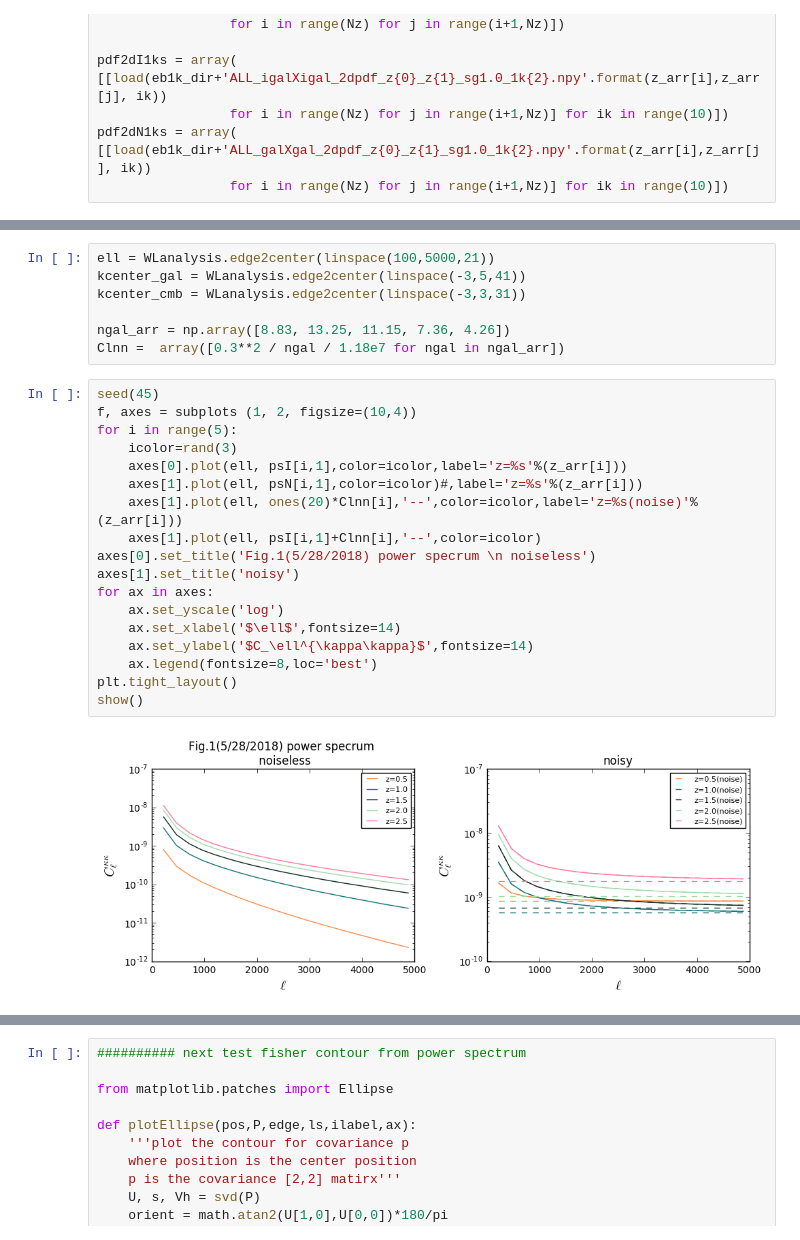
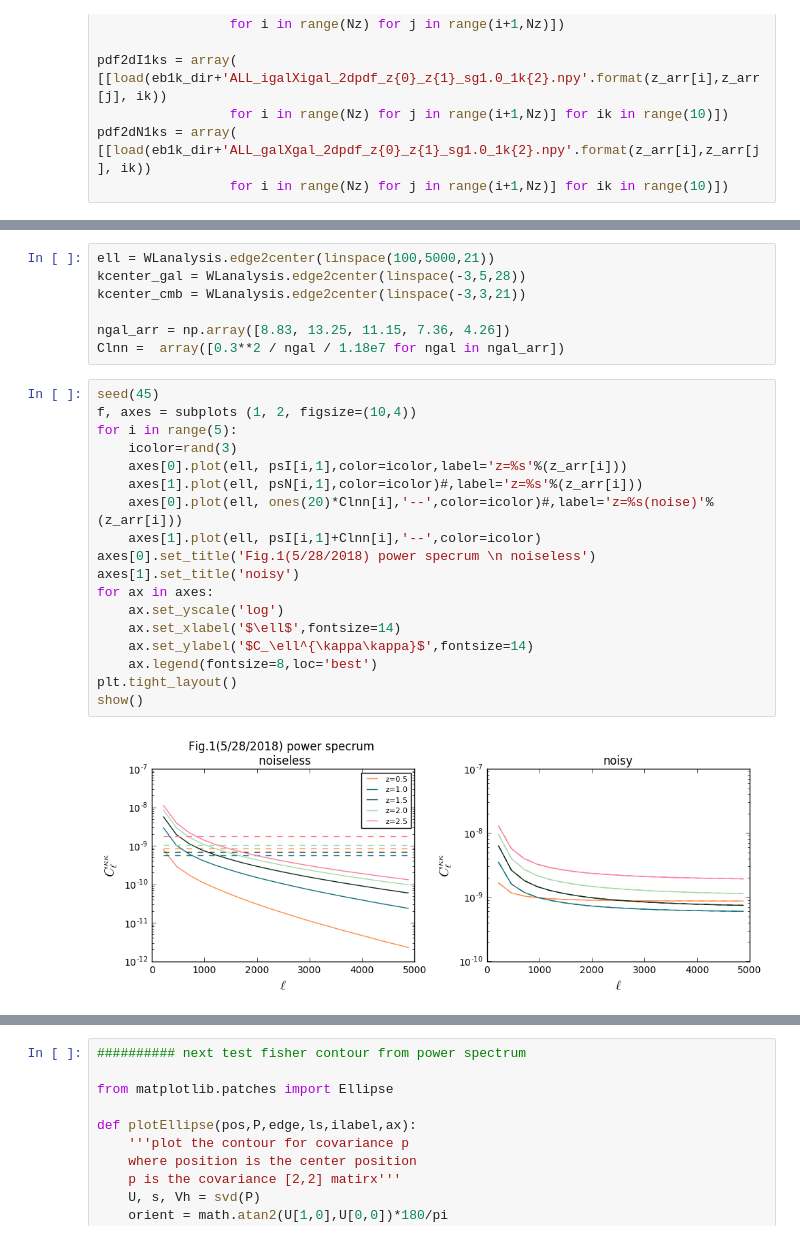
Before and after one commit to liuxx479/PDFs, a Jupyter notebook: test_10k.ipynb, the cells around one changed output, grey strips where cells are left out. Saved outputs shown, nothing was run; the diff lists cells and outputs as text.

```diff
--- a/test_10k.ipynb
+++ b/test_10k.ipynb
@@ -64,30 +64,30 @@ print psI.shape, pdf1dI.shape, pdf2dI.shape, pdf2dN1ks.shape
 # %%
 ell = WLanalysis.edge2center(linspace(100,5000,21))
-kcenter_gal = WLanalysis.edge2center(linspace(-3,5,41))
-kcenter_cmb = WLanalysis.edge2center(linspace(-3,3,31))
+kcenter_gal = WLanalysis.edge2center(linspace(-3,5,28))
+kcenter_cmb = WLanalysis.edge2center(linspace(-3,3,21))
 
 ngal_arr = np.array([8.83, 13.25, 11.15, 7.36, 4.26])
 Clnn =  array([0.3**2 / ngal / 1.18e7 for ngal in ngal_arr])
 # %%
 seed(45)
 f, axes = subplots (1, 2, figsize=(10,4))
 for i in range(5):
     icolor=rand(3)
     axes[0].plot(ell, psI[i,1],color=icolor,label='z=%s'%(z_arr[i]))
     axes[1].plot(ell, psN[i,1],color=icolor)#,label='z=%s'%(z_arr[i]))
-    axes[1].plot(ell, ones(20)*Clnn[i],'--',color=icolor,label='z=%s(noise)'%(z_arr[i]))
+    axes[0].plot(ell, ones(20)*Clnn[i],'--',color=icolor)#,label='z=%s(noise)'%(z_arr[i]))
     axes[1].plot(ell, psI[i,1]+Clnn[i],'--',color=icolor)
 axes[0].set_title('Fig.1(5/28/2018) power specrum \n noiseless')
 axes[1].set_title('noisy')
 for ax in axes:
     ax.set_yscale('log')
     ax.set_xlabel('$\ell$',fontsize=14)
     ax.set_ylabel('$C_\ell^{\kappa\kappa}$',fontsize=14)
     ax.legend(fontsize=8,loc='best')
 plt.tight_layout()
 show()
 # %% [output]
-[figure, old version]
+[figure, new version]
 # %%
 seed(45)
 f, axes = subplots (1, 2, figsize=(10,4))
```
Also changed, not shown: parts of 8 cells of this notebook.
